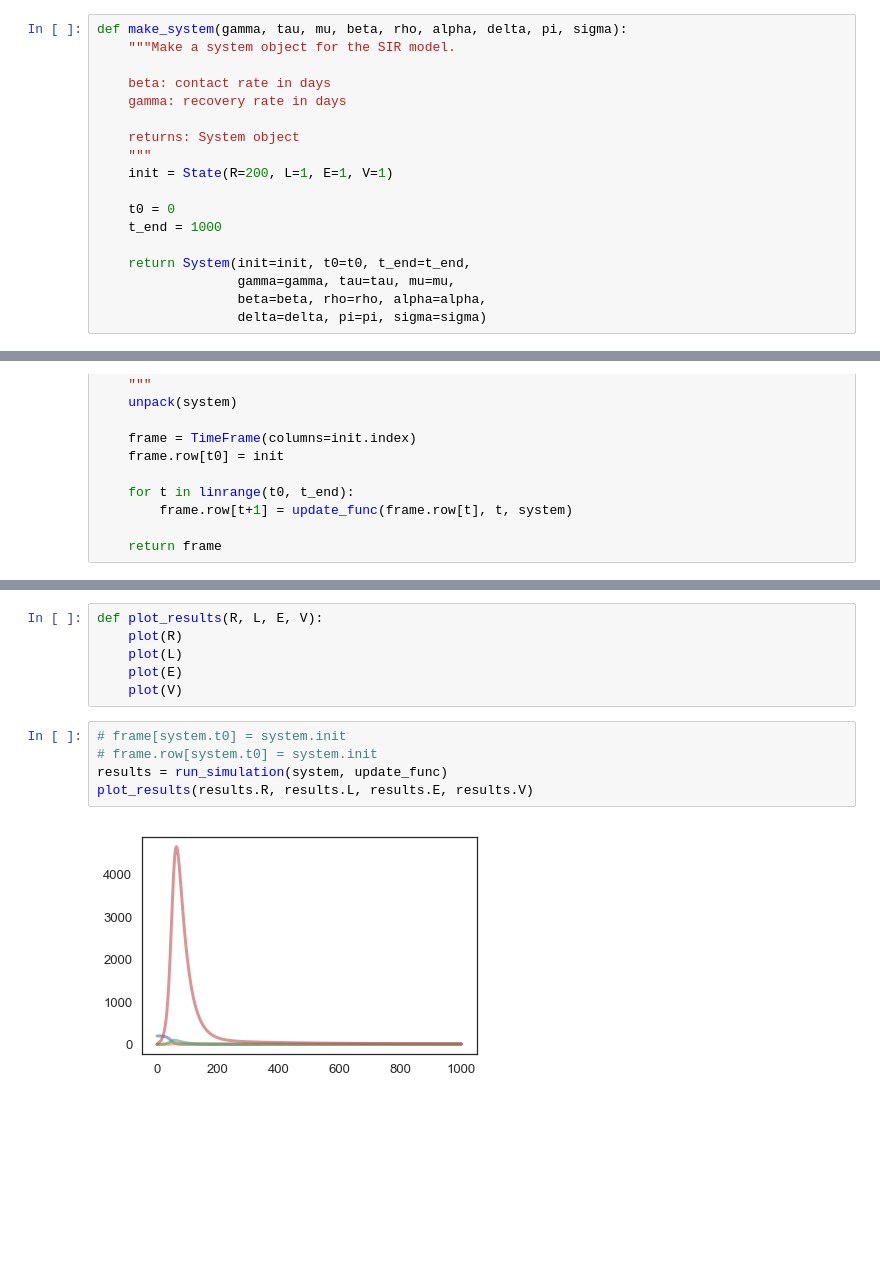
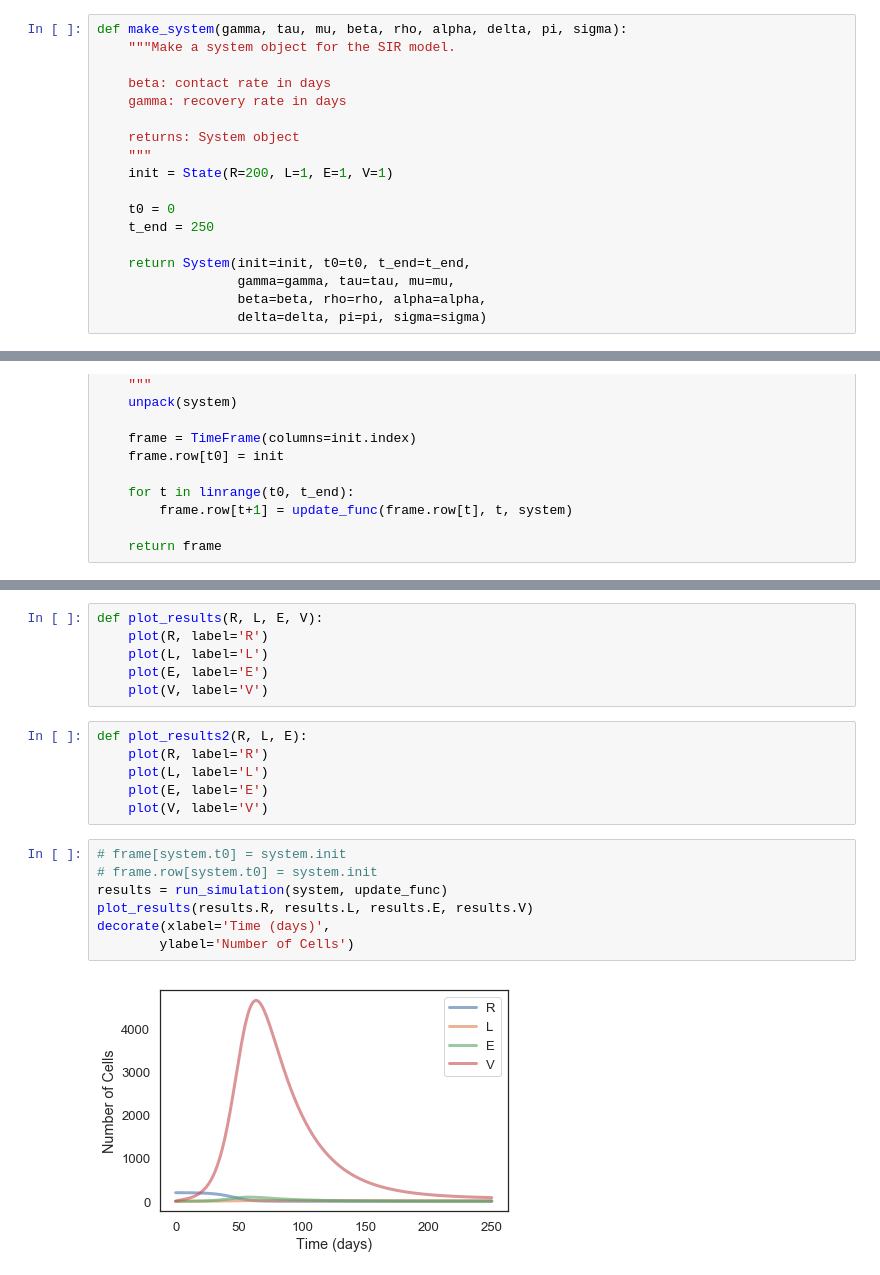
Before and after one commit to SanderMiller/ModSimPy, a Jupyter notebook: code/hiv_model.ipynb, the cells around one changed output, grey strips where cells are left out. Saved outputs shown, nothing was run; the diff lists cells and outputs as text; blank space fills up the shorter version.

```diff
--- a/code/hiv_model.ipynb
+++ b/code/hiv_model.ipynb
@@ -21,7 +21,7 @@ def make_system(gamma, tau, mu, beta, rho, alpha, delta, pi, sigma):
     init = State(R=200, L=1, E=1, V=1)
 
     t0 = 0
-    t_end = 1000
+    t_end = 250
 
     return System(init=init, t0=t0, t_end=t_end,
                   gamma=gamma, tau=tau, mu=mu,
@@ -112,14 +112,22 @@ run_simulation(system, update_func)
 # %%
 def plot_results(R, L, E, V):
-    plot(R)
-    plot(L)
-    plot(E)
-    plot(V)
+    plot(R, label='R')
+    plot(L, label='L')
+    plot(E, label='E')
+    plot(V, label='V')
+# %%
+def plot_results2(R, L, E):
+    plot(R, label='R')
+    plot(L, label='L')
+    plot(E, label='E')
+    plot(V, label='V')
 # %%
 # frame[system.t0] = system.init
 # frame.row[system.t0] = system.init
 results = run_simulation(system, update_func)
 plot_results(results.R, results.L, results.E, results.V)
+decorate(xlabel='Time (days)',
+        ylabel='Number of Cells')
 # %% [output]
-[figure, old version]
+[figure, new version]
 # %%
```
Also changed, not shown: parts of 2 cells of this notebook.
